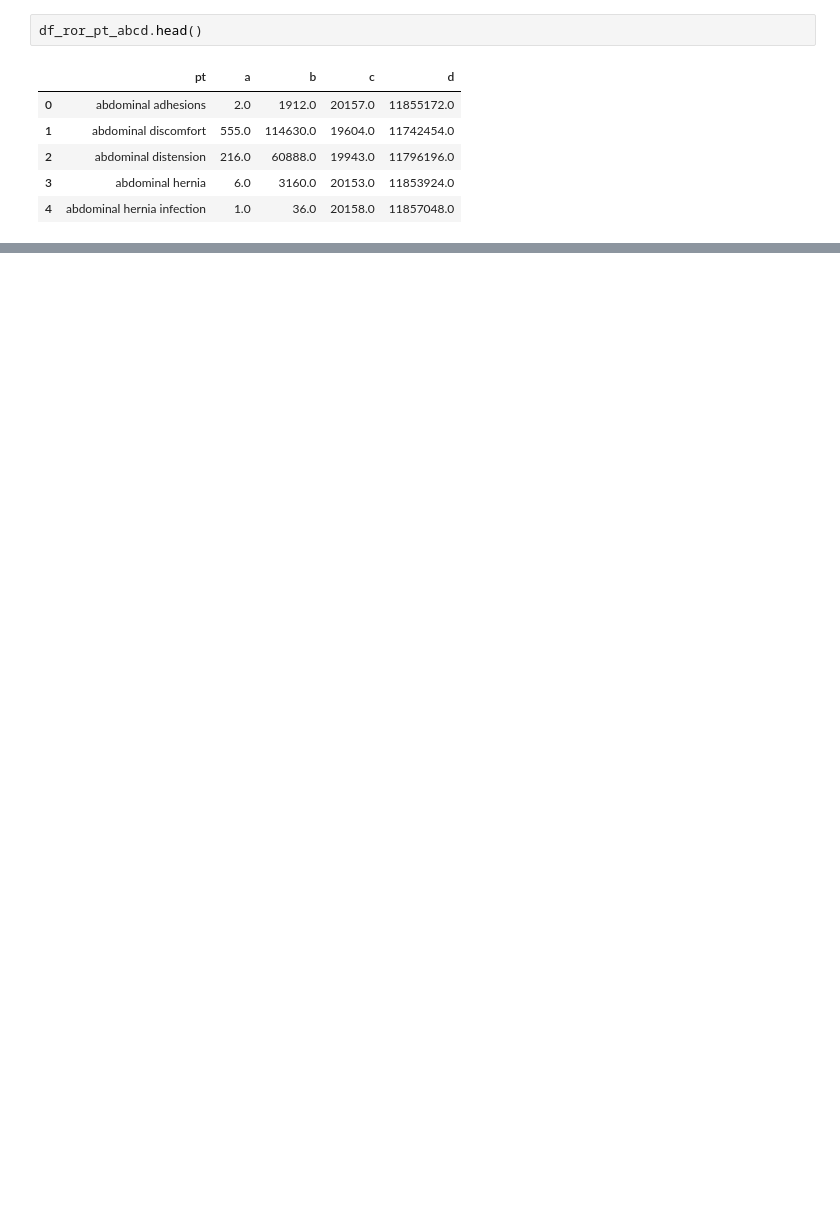
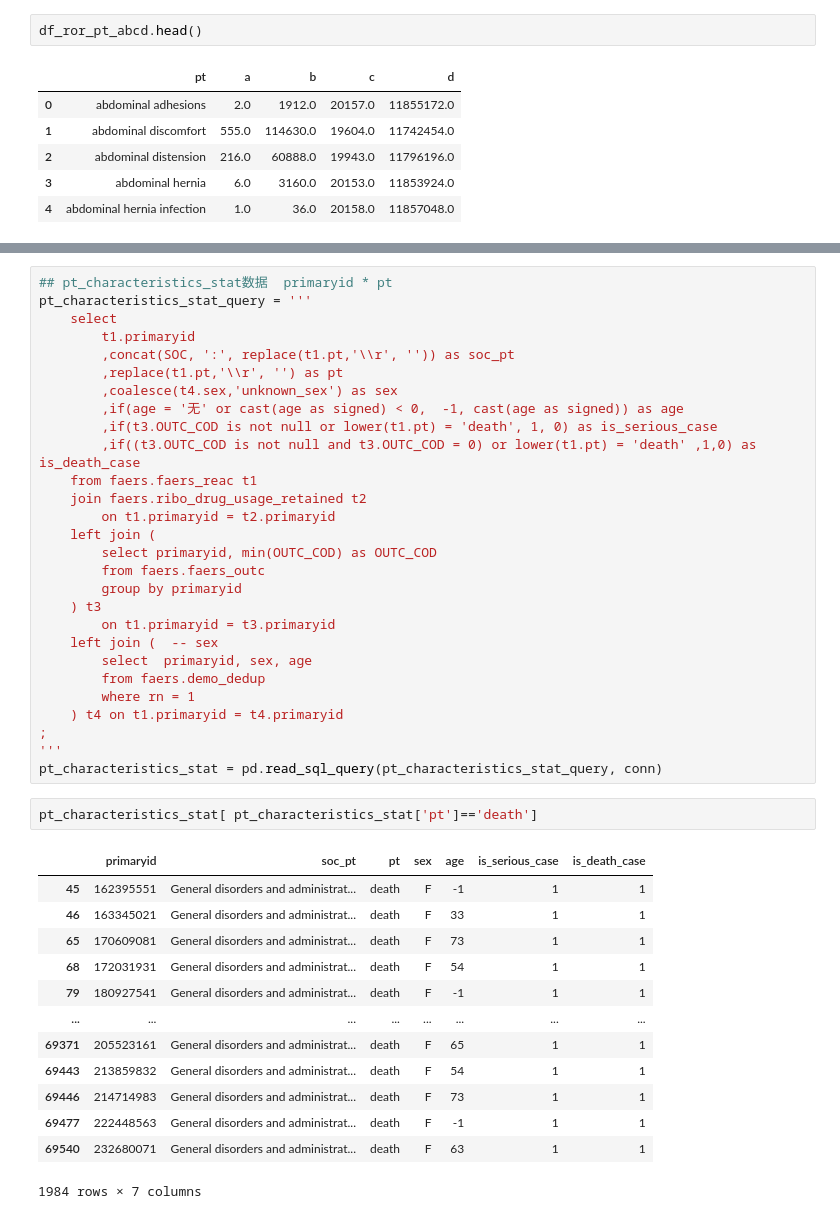
Before and after one commit to shikuncn/neksa-openfda-faers, a Jupyter notebook: index_compute/指标计算.ipynb, the cells around one changed output, grey strips where cells are left out. Drawn from its saved outputs; the diff is of its cells as text; blank space fills up the shorter version.

```diff
--- a/index_compute/指标计算.ipynb
+++ b/index_compute/指标计算.ipynb
@@ -1199,0 +1459,44 @@ os.system('open ror_result.xlsx')
+# %%
+## pt_characteristics_stat数据  primaryid * pt
+pt_characteristics_stat_query = '''
+    select
+        t1.primaryid
+        ,concat(SOC, ':', replace(t1.pt,'\\r', '')) as soc_pt
+        ,replace(t1.pt,'\\r', '') as pt
+        ,coalesce(t4.sex,'unknown_sex') as sex
+        ,if(age = '无' or cast(age as signed) < 0,  -1, cast(age as signed)) as age
+        ,if(t3.OUTC_COD is not null or lower(t1.pt) = 'death', 1, 0) as is_serious_case
+        ,if((t3.OUTC_COD is not null and t3.OUTC_COD = 0) or lower(t1.pt) = 'death' ,1,0) as is_death_case
+    from faers.faers_reac t1
+    join faers.ribo_drug_usage_retained t2
+        on t1.primaryid = t2.primaryid
+    left join (
+        select primaryid, min(OUTC_COD) as OUTC_COD
+        from faers.faers_outc
+        group by primaryid
+    ) t3
+        on t1.primaryid = t3.primaryid
+    left join (  -- sex
+        select  primaryid, sex, age
+        from faers.demo_dedup
+        where rn = 1
+    ) t4 on t1.primaryid = t4.primaryid
+;
+'''
+pt_characteristics_stat = pd.read_sql_query(pt_characteristics_stat_query, conn)
+# %%
+pt_characteristics_stat[ pt_characteristics_stat['pt']=='death']
+# %% [output]
+|  | primaryid | soc_pt | pt | sex | age | is_serious_case | is_death_case |
+| 45 | 162395551 | General disorders and administrat... | death | F | -1 | 1 | 1 |
+| 46 | 163345021 | General disorders and administrat... | death | F | 33 | 1 | 1 |
+| 65 | 170609081 | General disorders and administrat... | death | F | 73 | 1 | 1 |
+| 68 | 172031931 | General disorders and administrat... | death | F | 54 | 1 | 1 |
+| 79 | 180927541 | General disorders and administrat... | death | F | -1 | 1 | 1 |
+| ... | ... | ... | ... | ... | ... | ... | ... |
+| 69371 | 205523161 | General disorders and administrat... | death | F | 65 | 1 | 1 |
+| 69443 | 213859832 | General disorders and administrat... | death | F | 54 | 1 | 1 |
+| 69446 | 214714983 | General disorders and administrat... | death | F | 73 | 1 | 1 |
+| 69477 | 222448563 | General disorders and administrat... | death | F | -1 | 1 | 1 |
+| 69540 | 232680071 | General disorders and administrat... | death | F | 63 | 1 | 1 |
+1984 rows × 7 columns
```
Also changed, not shown: parts of 44 cells of this notebook.
